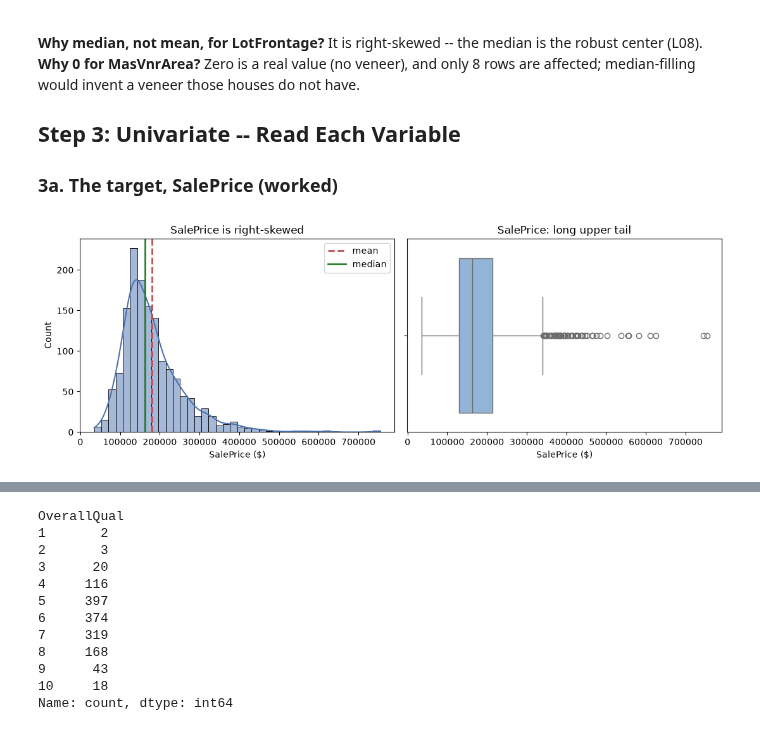
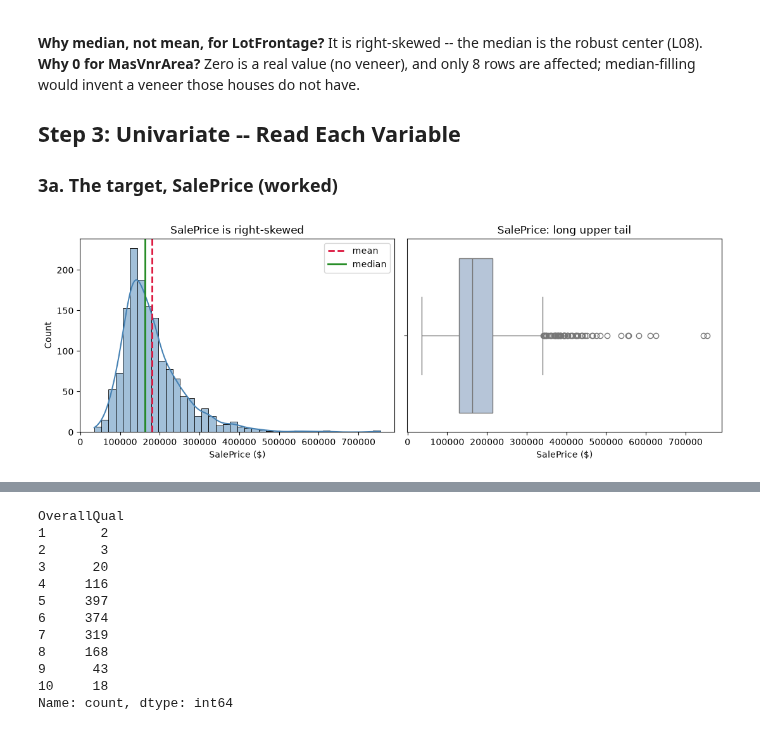
Before and after one commit to devomh/cdat4001-2026, a Jupyter notebook: u03_eda/l10_lab_eda_mini_project.ipynb, the cells around one changed output, grey strips where cells are left out. Drawn from its saved outputs; the diff is of its cells as text; code cells hidden in the pictures; folded sections open.

```diff
--- a/u03_eda/l10_lab_eda_mini_project.ipynb
+++ b/u03_eda/l10_lab_eda_mini_project.ipynb
@@ -272,12 +311,12 @@ would invent a veneer those houses do not have.
 ### 3a. The target, SalePrice (worked)
 # %%
 fig, axes = plt.subplots(1, 2, figsize=(11, 4))
-sns.histplot(df["SalePrice"], bins=40, kde=True, color="#4c72b0", ax=axes[0])
-axes[0].axvline(df["SalePrice"].mean(), color="#c44e52", ls="--", lw=2, label="mean")
-axes[0].axvline(df["SalePrice"].median(), color="#2a7d2a", ls="-", lw=2, label="median")
+sns.histplot(df["SalePrice"], bins=40, kde=True, color="steelblue", ax=axes[0])
+axes[0].axvline(df["SalePrice"].mean(), color="crimson", ls="--", lw=2, label="mean")
+axes[0].axvline(df["SalePrice"].median(), color="forestgreen", ls="-", lw=2, label="median")
 axes[0].set_title("SalePrice is right-skewed"); axes[0].set_xlabel("SalePrice ($)"); axes[0].legend()
-sns.boxplot(x=df["SalePrice"], color="#86b4e3", ax=axes[1])
+sns.boxplot(x=df["SalePrice"], color="lightsteelblue", ax=axes[1])
 axes[1].set_title("SalePrice: long upper tail"); axes[1].set_xlabel("SalePrice ($)")
 fig.tight_layout(); plt.show()
 # %% [output]
-[figure, old version]
+[figure, new version]
```
Also changed, not shown: parts of 36 cells of this notebook, 2 other files.
